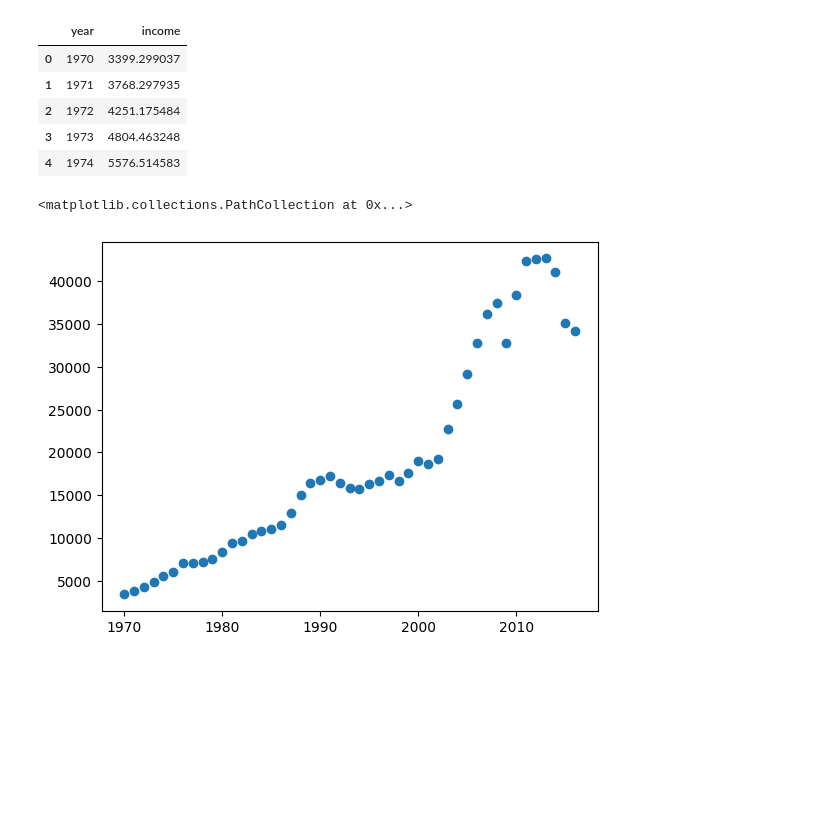
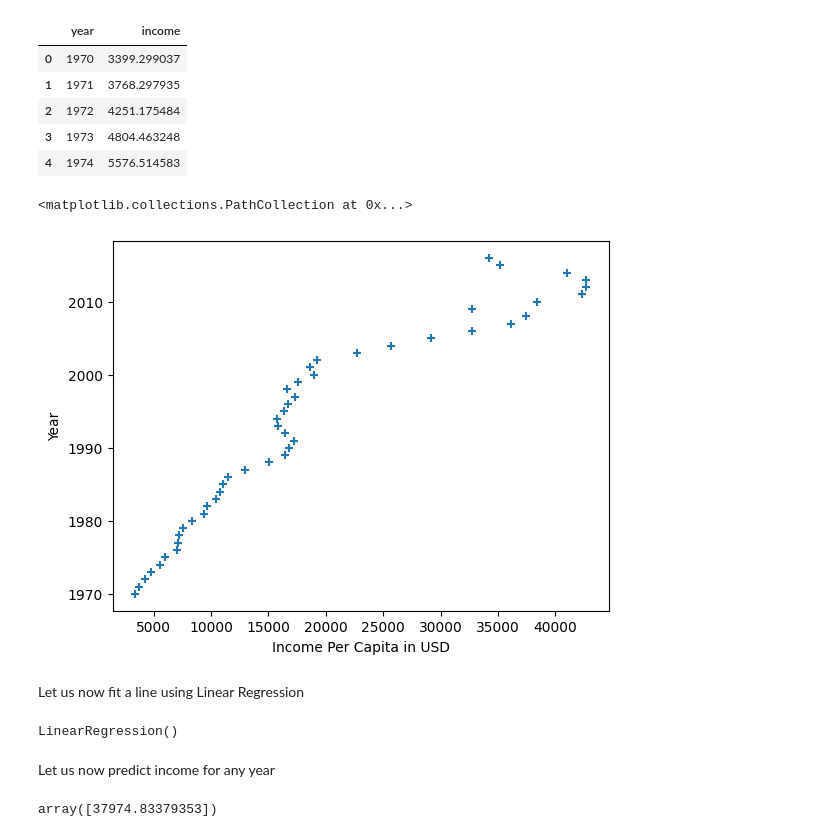
Before and after one commit to Saad-SYEDK/Machine_Learning, a Jupyter notebook: machine_learning.ipynb, the cells around one changed output. Saved outputs shown, nothing was run; the diff lists cells and outputs as text; code cells hidden in the pictures; blank space fills up the shorter version.

Commit message:
Linear Regression - one variable

```diff
--- a/machine_learning.ipynb
+++ b/machine_learning.ipynb
@@ -44,8 +44,22 @@ df.head()
 | 4 | 1974 | 5576.514583 |
 # %%
 %matplotlib inline
-
-plt.scatter(df.year, df.income)
+plt.xlabel("Income Per Capita in USD")
+plt.ylabel("Year")
+plt.scatter(df.income, df.year, marker="+")
 # %% [output]
 <matplotlib.collections.PathCollection at 0x...>
-[figure, old version]
+[figure, new version]
+# %% [markdown]
+Let us now fit a line using Linear Regression
+# %%
+reg = linear_model.LinearRegression()
+reg.fit(df[['year']], df.income)
+# %% [output]
+LinearRegression()
+# %% [markdown]
+Let us now predict income for any year
+# %%
+reg.predict([[2016]])
+# %% [output]
+array([37974.83379353])
```
Also changed, not shown: parts of 2 cells of this notebook.
